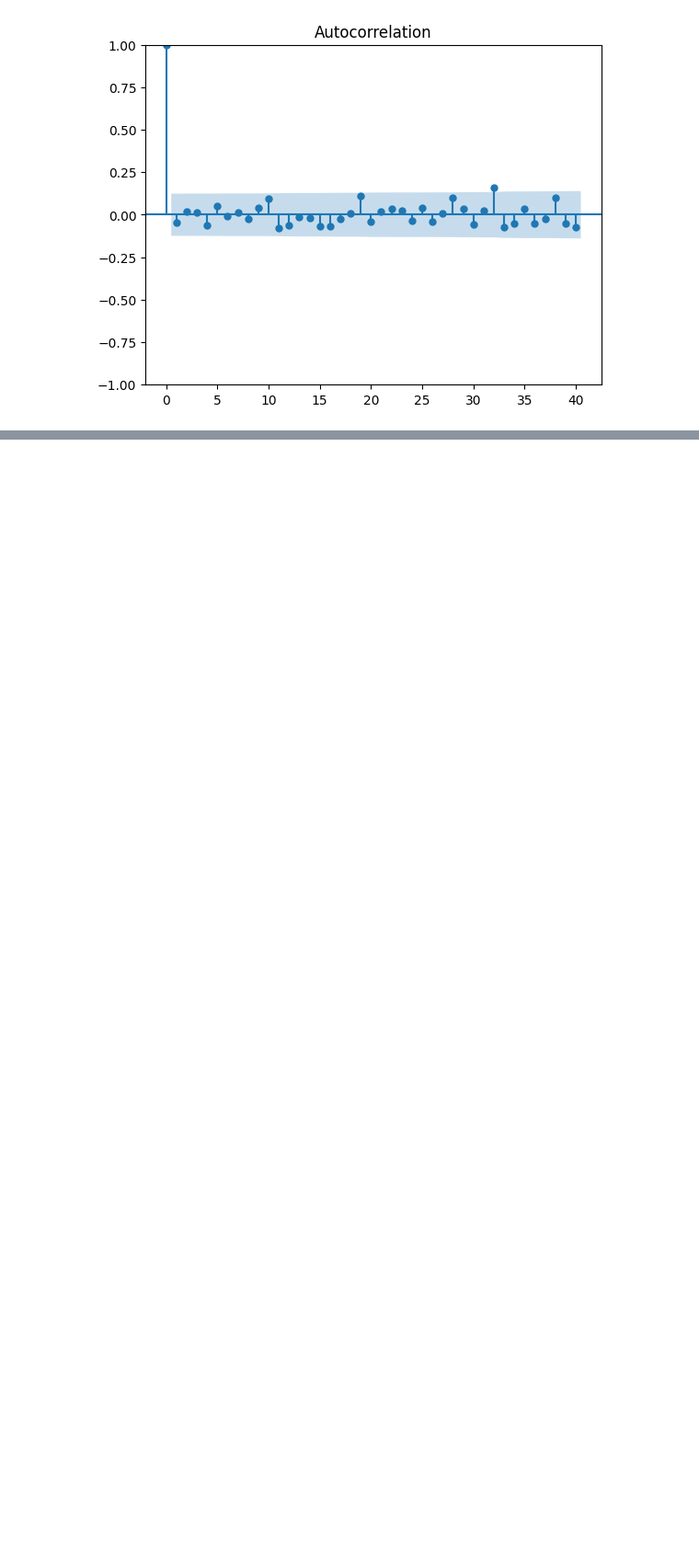
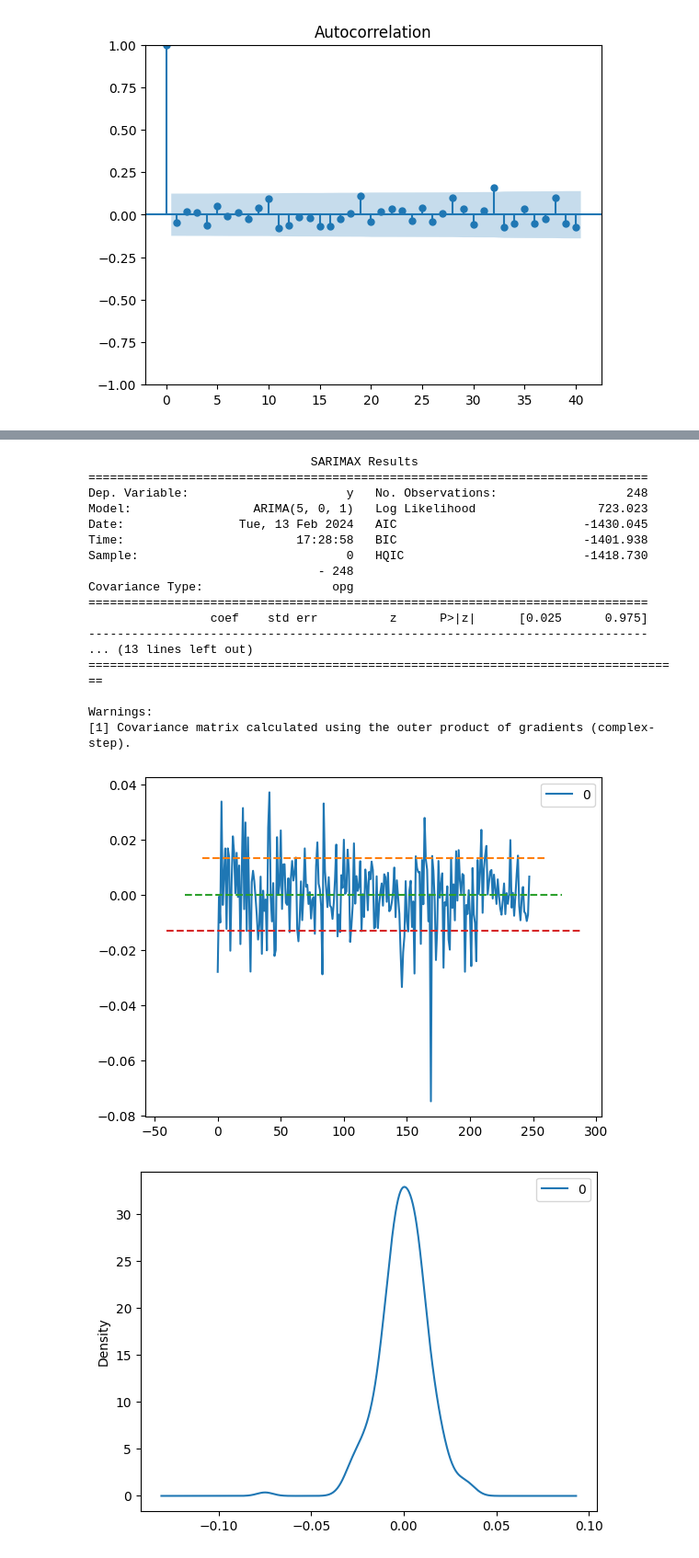
Before and after one commit to nishikaa/pair_trading, a Jupyter notebook: pair-trading-foundations/notebooks/pair_trading_eda_ARIMA.ipynb, the cells around one changed output, grey strips where cells are left out. Shown at 92% size. Cells and saved outputs as stored; diff of their text form; code cells hidden in the pictures; blank space fills up the shorter version.

Commit message:
Add abline to residuals plot

```diff
--- a/pair-trading-foundations/notebooks/pair_trading_eda_ARIMA.ipynb
+++ b/pair-trading-foundations/notebooks/pair_trading_eda_ARIMA.ipynb
@@ -286,0 +212,47 @@ df
+# %%
+from matplotlib import pyplot
+import matplotlib.pyplot as plt
+def abline(slope, intercept):
+    """Plot a line from slope and intercept"""
+    axes = plt.gca()
+    x_vals = np.array(axes.get_xlim())
+    y_vals = intercept + slope * x_vals
+    plt.plot(x_vals, y_vals, '--')
+
+# summary of fit model
+print(model_fit.summary())
+# line plot of residuals
+residuals = pd.DataFrame(model_fit.resid)
+residuals.plot()
+# 1 std deviation above
+abline(0, np.std(residuals)[0])
+# Mean line
+abline(0, np.mean(residuals)[0])
+# 1 std deviation below
+abline(0, -np.std(residuals)[0])
+pyplot.show()
+# density plot of residuals
+residuals.plot(kind='kde')
+pyplot.show()
+# summary stats of residuals
+print(residuals.describe())
+# %% [output]
+                               SARIMAX Results
+==============================================================================
+Dep. Variable:                      y   No. Observations:                  248
+Model:                 ARIMA(5, 0, 1)   Log Likelihood                 723.023
+Date:                Tue, 13 Feb 2024   AIC                          -1430.045
+Time:                        17:28:58   BIC                          -1401.938
+Sample:                             0   HQIC                         -1418.730
+                                - 248
+Covariance Type:                  opg
+==============================================================================
+                 coef    std err          z      P>|z|      [0.025      0.975]
+------------------------------------------------------------------------------
+... (13 lines left out)
+===================================================================================
+
+Warnings:
+[1] Covariance matrix calculated using the outer product of gradients (complex-step).
+[figure, added]
+[figure, added]
```
Also changed, not shown: parts of 12 cells of this notebook.
